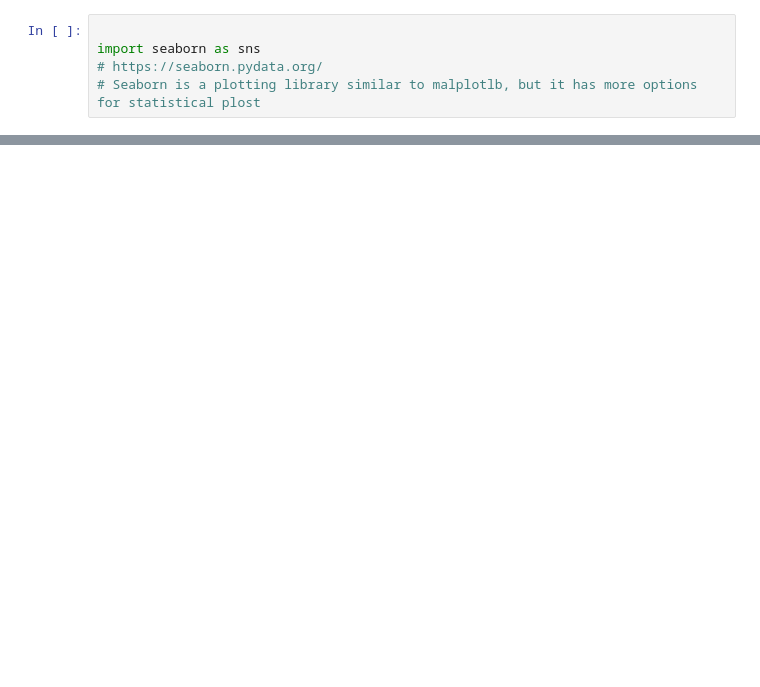
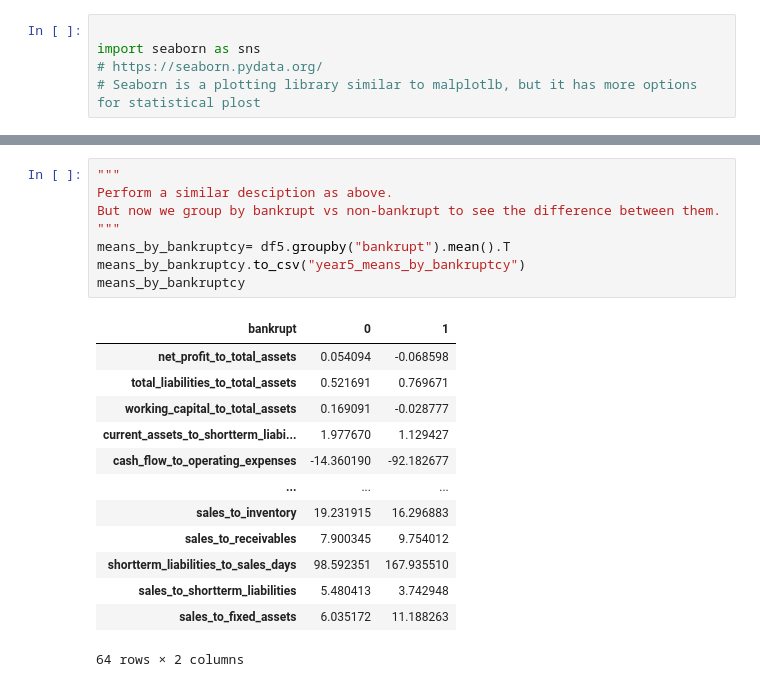
Before and after one commit to Vincent2308/Corporate-Bankruptcy, a Jupyter notebook: notebooks/week1/polish_eda.ipynb, the cells around one changed output, grey strips where cells are left out. Drawn from its saved outputs; the diff is of its cells as text; blank space fills up the shorter version.

```diff
--- a/notebooks/week1/polish_eda.ipynb
+++ b/notebooks/week1/polish_eda.ipynb
@@ -509,0 +510,22 @@ for feature in core_features:
+# %%
+"""
+Perform a similar desciption as above.
+But now we group by bankrupt vs non-bankrupt to see the difference between them.
+"""
+means_by_bankruptcy= df5.groupby("bankrupt").mean().T
+means_by_bankruptcy.to_csv("year5_means_by_bankruptcy")
+means_by_bankruptcy
+# %% [output]
+| bankrupt | 0 | 1 |
+| net_profit_to_total_assets | 0.054094 | -0.068598 |
+| total_liabilities_to_total_assets | 0.521691 | 0.769671 |
+| working_capital_to_total_assets | 0.169091 | -0.028777 |
+| current_assets_to_shortterm_liabi... | 1.977670 | 1.129427 |
+| cash_flow_to_operating_expenses | -14.360190 | -92.182677 |
+| ... | ... | ... |
+| sales_to_inventory | 19.231915 | 16.296883 |
+| sales_to_receivables | 7.900345 | 9.754012 |
+| shortterm_liabilities_to_sales_days | 98.592351 | 167.935510 |
+| sales_to_shortterm_liabilities | 5.480413 | 3.742948 |
+| sales_to_fixed_assets | 6.035172 | 11.188263 |
+64 rows × 2 columns
```
Also changed, not shown: parts of 15 cells of this notebook.
